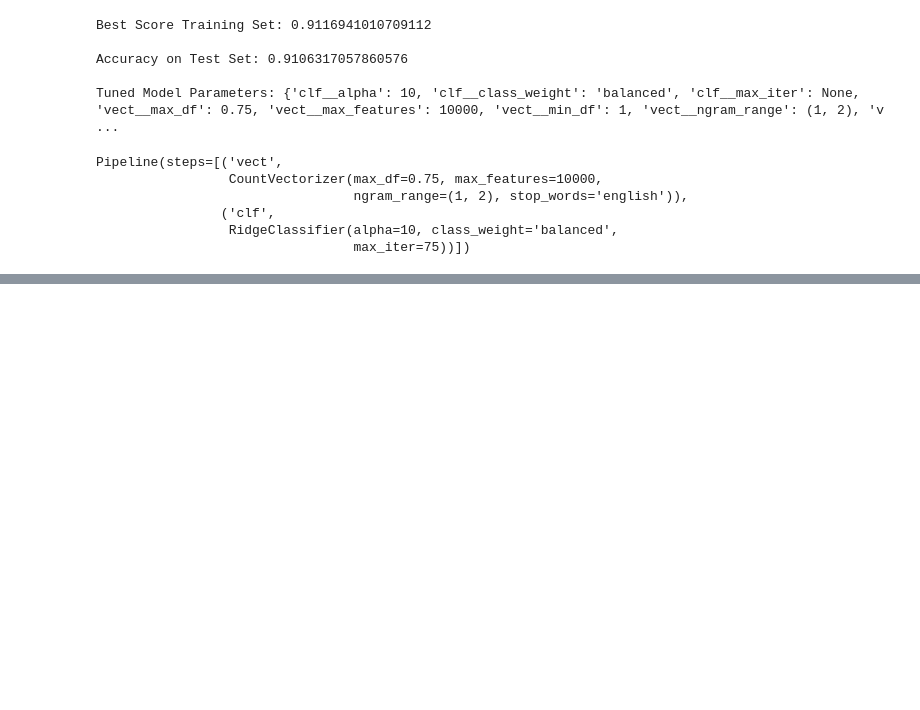
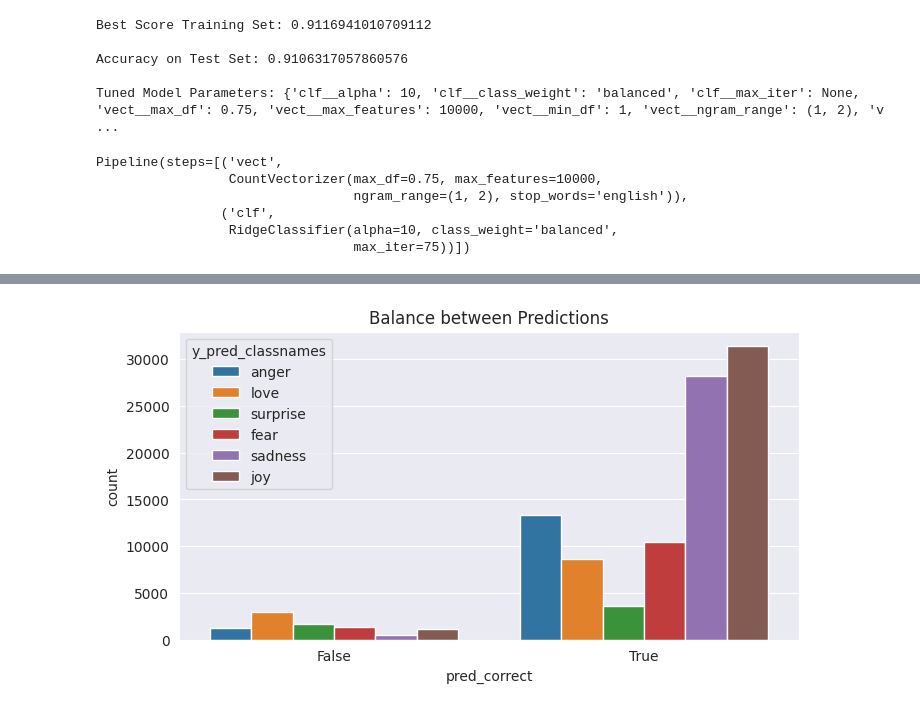
Before and after one commit to niels-2005/Emotion_Detection_NLP, a Jupyter notebook: emotion_detection.ipynb, the cells around one changed output, grey strips where cells are left out. Cells and saved outputs as stored; diff of their text form; code cells hidden in the pictures; blank space fills up the shorter version.

Commit message:
added wrong predictions df

```diff
--- a/emotion_detection.ipynb
+++ b/emotion_detection.ipynb
@@ -504,0 +514,13 @@ Accuracy: 91.745%
+# %%
+# create DataFrame to see wrong Predictions
+
+df_dict = {
+    "text": X_test.values,
+    "y_true": y_test,
+    "y_pred": y_pred,
+    "y_true_classnames": [classes[i] for i in y_test],
+    "y_pred_classnames": [classes[i] for i in y_pred],
+}
+
+df_pred = pd.DataFrame(df_dict).reset_index(drop=True)
+df_pred.head()
@@ -504,0 +534,5 @@ Accuracy: 91.745%
+# %%
+# New Column for correct or incorrect Predictions
+
+df_pred["pred_correct"] = df_pred["y_true"] == df_pred["y_pred"]
+df_pred.head()
@@ -504,0 +546,7 @@ Accuracy: 91.745%
+# %%
+plt.figure(figsize=(8, 4))
+sns.countplot(x="pred_correct", hue="y_pred_classnames", data=df_pred)
+plt.title("Balance between Predictions")
+plt.show()
+# %% [output]
+[figure, added]
```
Also changed, not shown: parts of 9 cells of this notebook, 1 other file.
